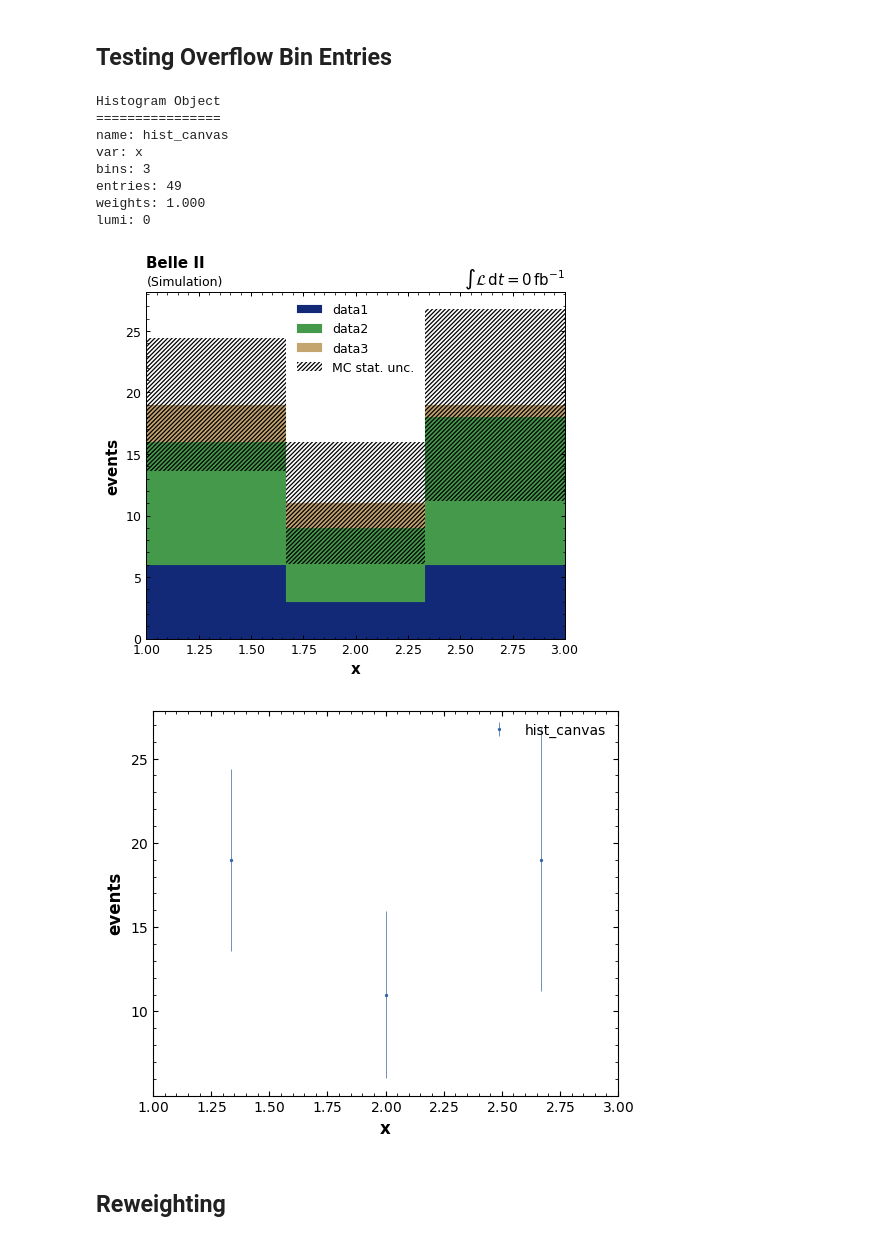
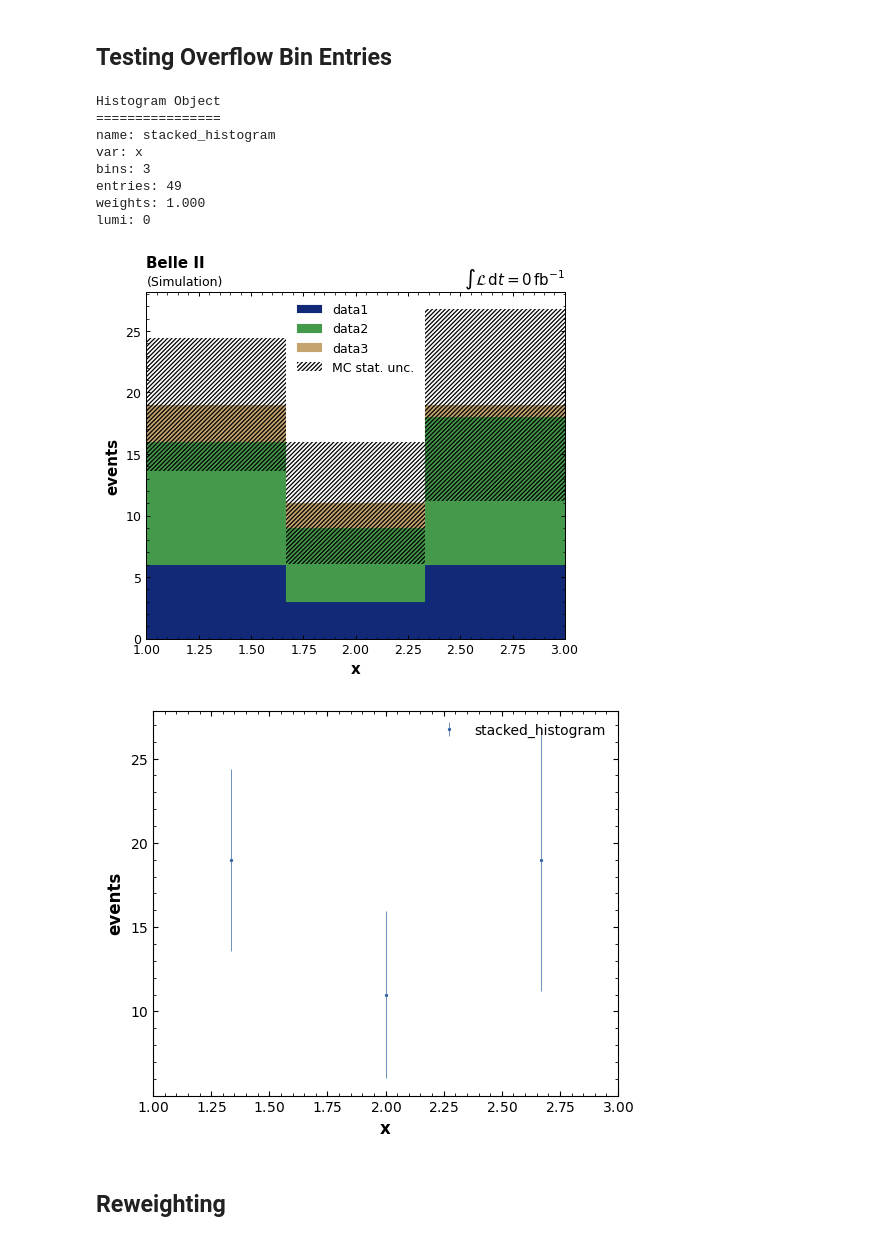
Before and after one commit to anselm-baur/b2analysis, a Jupyter notebook: examples/stacked_histogram.ipynb, the cells around one changed output. Cells and saved outputs as stored; diff of their text form; code cells hidden in the pictures.

```diff
--- a/examples/stacked_histogram.ipynb
+++ b/examples/stacked_histogram.ipynb
@@ -8,0 +1,20 @@ Welcome to JupyROOT 6.24/06
+# %%
+%load_ext autoreload
+%autoreload 2
+from b2analysis import StackedHistogram, Histogram
+import numpy as np
+import matplotlib.pyplot as plt
+
+def get_test_stacked_hist():
+    stacked_hist = StackedHistogram(0, "x")
+    stacked_hist.add_histogram(Histogram("data1", np.array([1,1,1,2,2,3]), 0, var="x", overflow_bin=True, bins=3, weights=np.array([1,1,1,3/2,3/2,3])))
+    stacked_hist.add_histogram(Histogram("data2", np.array([1,1,1,2,2,3]), 0, var="x", lumi_scale=2, overflow_bin=True, bins=3, weights=np.array([1,1,1,3/2,3/2,3])))
+    stacked_hist.add_histogram(Histogram("data3", np.array([1,1,1,2,2,3]), 0, var="x", overflow_bin=True, bins=3))
+    return stacked_hist
+
+def get_test_stacked_overflow_bin_hist():
+    stacked_hist = StackedHistogram(0, "x")
+    stacked_hist.add_histogram(Histogram("data1", np.array([0,0,0,1,1,1,2,2,3,4,4,5]), 0, var="x", overflow_bin=True, bins=3, weights=np.array([1,1,1,1,1,1,3/2,3/2,3,1,1,1]), range=(1,3)))
+    stacked_hist.add_histogram(Histogram("data2", np.array([0,0, 1,1,1,2,2,3,4,4,4]), 0, var="x", lumi_scale=2, overflow_bin=True, bins=3, weights=np.array([1,1,1,1,1,3/2,3/2,3,1,1,1]), range=(1,3)))
+    stacked_hist.add_histogram(Histogram("data3", np.array([1,1,1,2,2,3]), 0, var="x", overflow_bin=True, bins=3, range=(1,3)))
+    return stacked_hist
@@ -33,29 +44,26 @@ stacked_hist.plot()
 # %% [markdown]
 ## Testing Overflow Bin Entries
 # %%
-stacked_hist = StackedHistogram(0, "x")
-stacked_hist.add_histogram(Histogram("data1", np.array([0,0,0,1,1,1,2,2,3,4,4,5]), 0, var="x", overflow_bin=True, bins=3, weights=np.array([1,1,1,1,1,1,3/2,3/2,3,1,1,1]), range=(1,3)))
-stacked_hist.add_histogram(Histogram("data2", np.array([0,0, 1,1,1,2,2,3,4,4,4]), 0, var="x", lumi_scale=2, overflow_bin=True, bins=3, weights=np.array([1,1,1,1,1,3/2,3/2,3,1,1,1]), range=(1,3)))
-stacked_hist.add_histogram(Histogram("data3", np.array([1,1,1,2,2,3]), 0, var="x", overflow_bin=True, bins=3, range=(1,3)))
+stacked_hist = get_test_stacked_overflow_bin_hist()
 stacked_hist.plot()
 hist = stacked_hist.get_hist()
 hist.plot()
 
 assert hist.entries[0]==19, f"0. bin ({hist.entries[0]}) not matching required number of 19"
 assert hist.entries[1]==11, f"1. bin ({hist.entries[1]}) not matching required number of 11"
 assert hist.entries[2]==19, f"2. bin ({hist.entries[2]}) not matching required number of 11"
 print(hist)
 # %% [output]
 Histogram Object
 ================
-name: hist_canvas
+name: stacked_histogram
 var: x
 bins: 3
 entries: 49
 weights: 1.000
 lumi: 0
 [figure]
-[figure, old version]
+[figure, new version]
 # %% [markdown]
 ## Reweighting
 # %%
```
Also changed, not shown: parts of 11 cells of this notebook, 3 other files.
